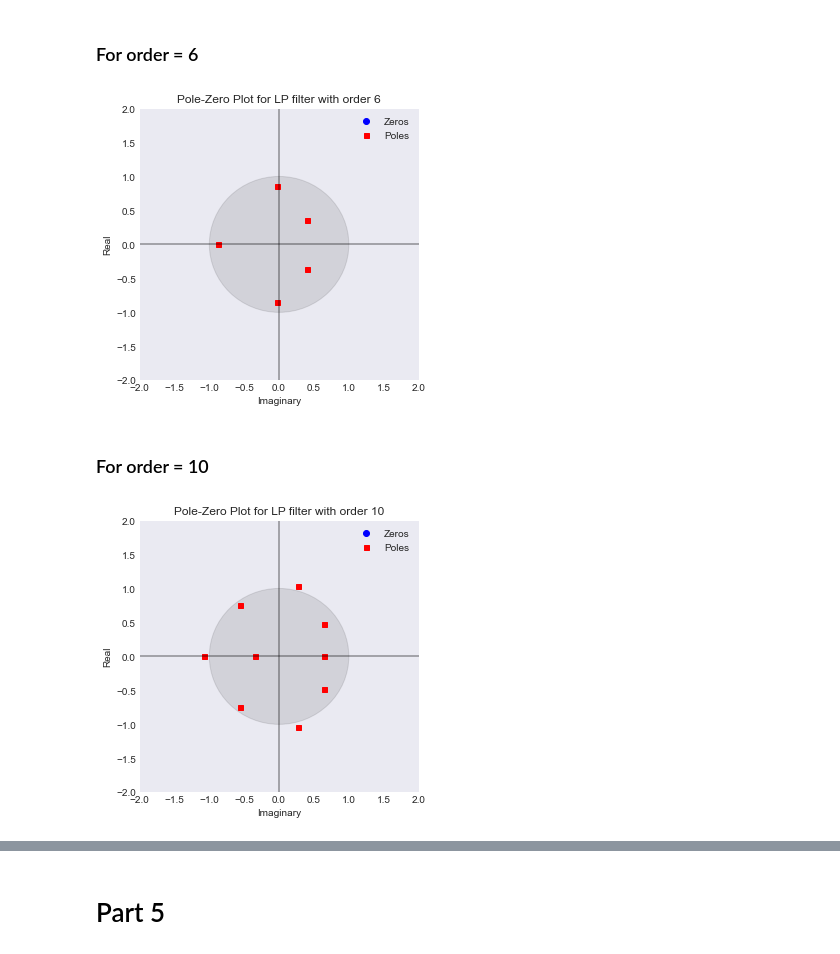
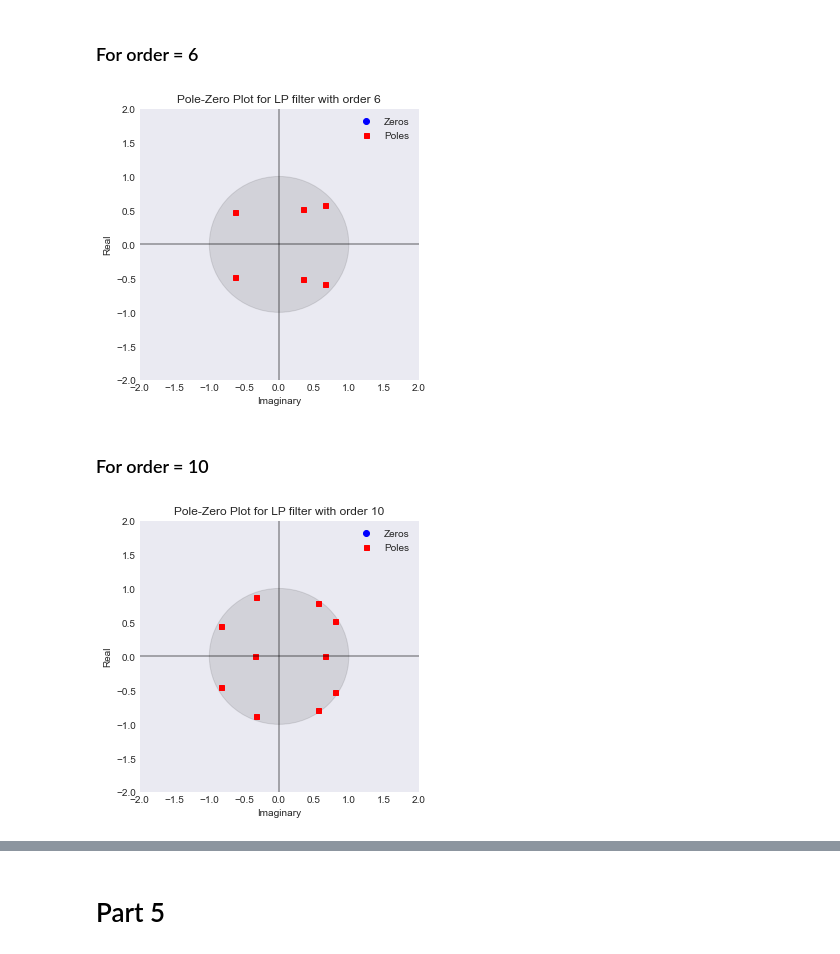
Before and after one commit to TheShiningVampire/EE679_Programming_Assignments, a Jupyter notebook: Assignment_2/18D070067_Assignment2.ipynb, the cells around one changed output, grey strips where cells are left out. Saved outputs shown, nothing was run; the diff lists cells and outputs as text; code cells hidden in the pictures.

```diff
--- a/Assignment_2/18D070067_Assignment2.ipynb
+++ b/Assignment_2/18D070067_Assignment2.ipynb
@@ -282,12 +286,12 @@ def poleZeroPlot(b,a,order):
 # %% [markdown]
 ### For order = 6
 # %%
-poleZeroPlot(gain[6],lp_coefficients[6][1:],6)
+poleZeroPlot(gain[6],lp_coefficients[6][:],6)
 # %% [output]
-[figure, old version]
+[figure, new version]
 # %% [markdown]
 ### For order = 10
 # %%
-poleZeroPlot(gain[10],lp_coefficients[10][1:],10)
+poleZeroPlot(gain[10],lp_coefficients[10][:],10)
 # %% [output]
-[figure, old version]
+[figure, new version]
```
Also changed, not shown: parts of 20 cells of this notebook.
